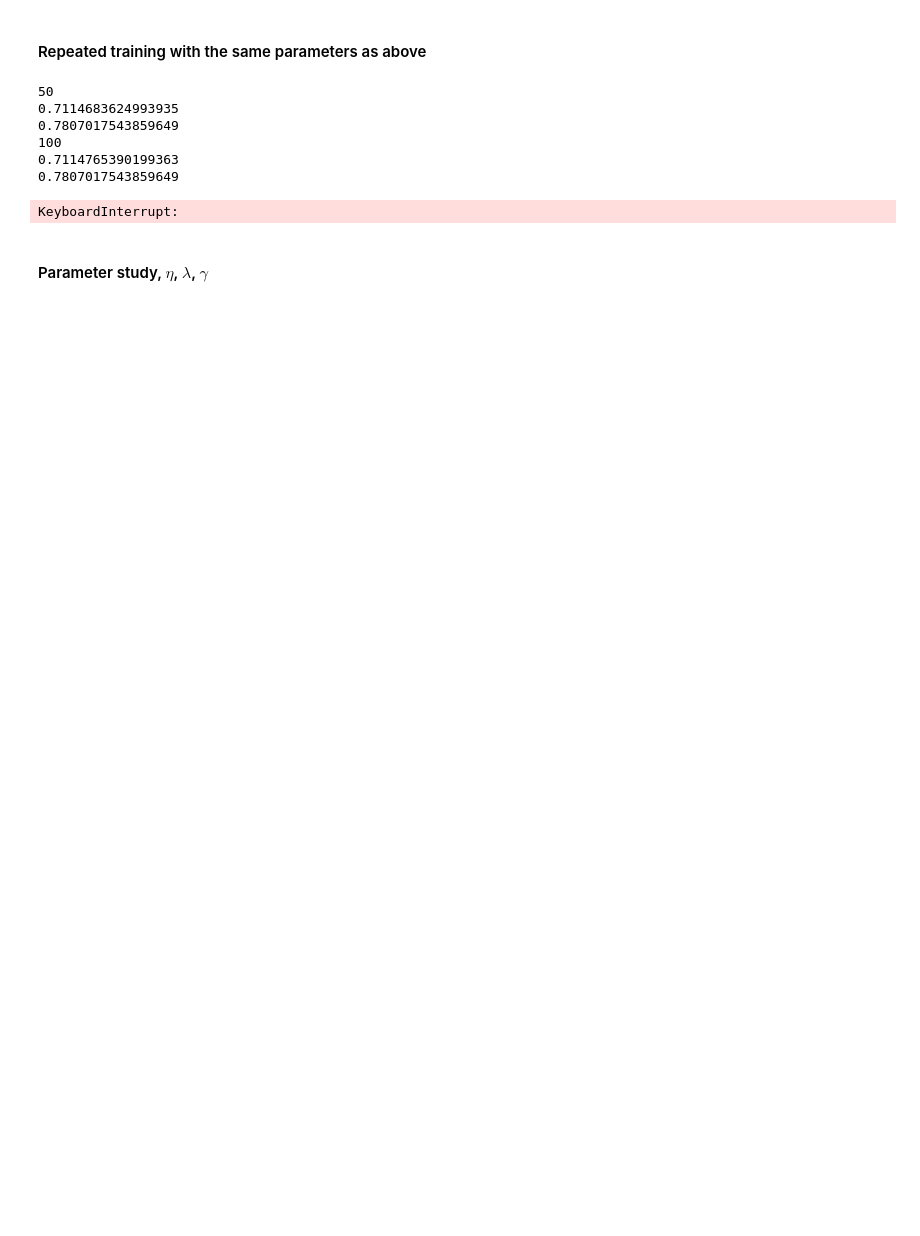
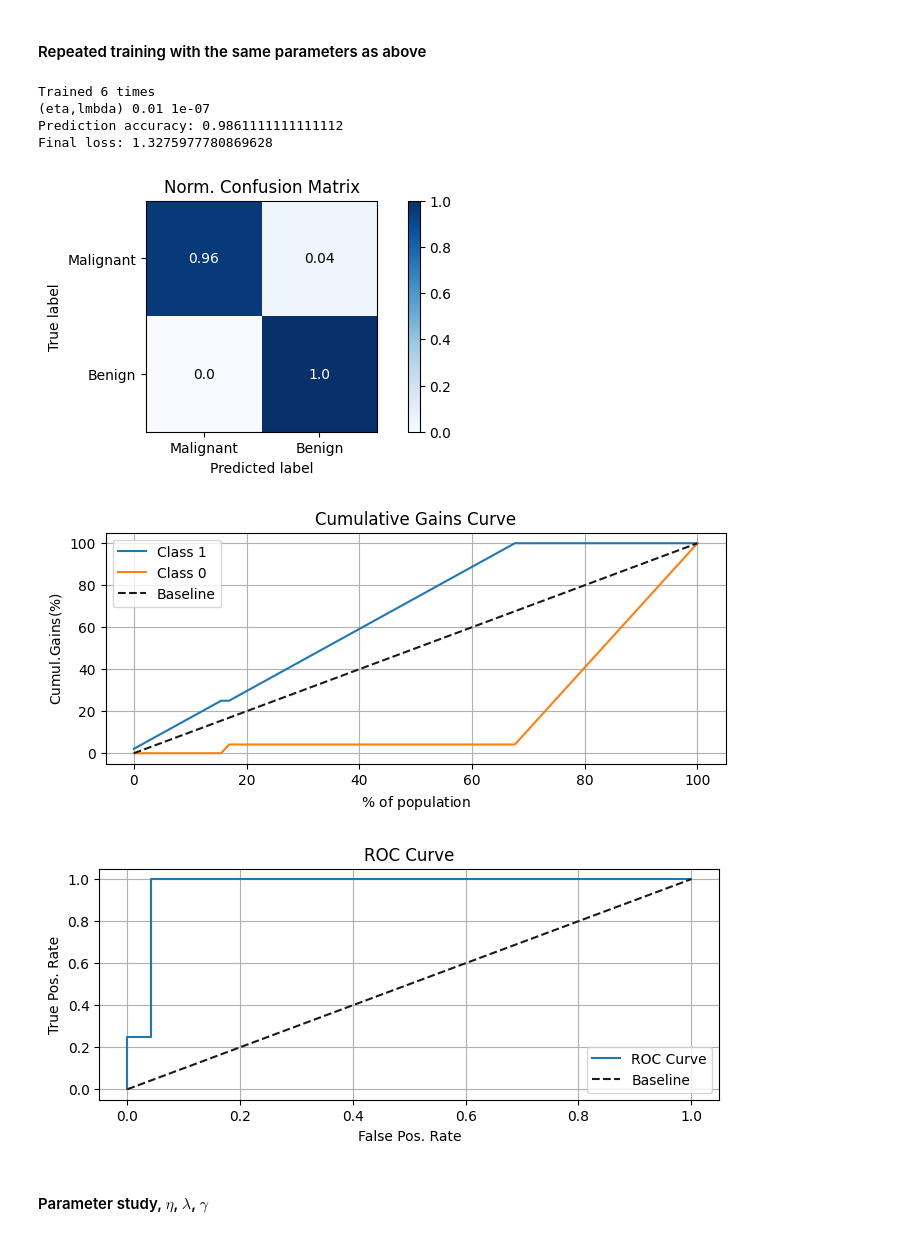
Before and after one commit to andersthorstadboe/project-2-fys-stk4155-ffneural-network, a Jupyter notebook: 01-main/project-02-FFNN-Classifiction.ipynb, the cells around one changed output. Cells and saved outputs as stored; diff of their text form; code cells hidden in the pictures; blank space fills up the shorter version.

```diff
--- a/01-main/project-02-FFNN-Classifiction.ipynb
+++ b/01-main/project-02-FFNN-Classifiction.ipynb
@@ -212,11 +203,11 @@ Loss: 0.7102848663894218
 anp.random.seed(def_seed); network_cl.reset()
 show = False
 
-layer_output_sizes = [5,1]
+layer_output_sizes = layer_output_sizes #[15,5,1]
 
 hidden_func  = sigmoid #sigmoid, ReLU, expReLU, LeakyReLU, identity, tanh
-#hidden_der = sigmoid_der #elementwise_grad(hidden_func)
-hidden_der = elementwise_grad(hidden_func)
+hidden_der = sigmoid_der #elementwise_grad(hidden_func)
+#hidden_der = elementwise_grad(hidden_func)
 
 act_funcs = []; act_ders = []
 for i in range(len(layer_output_sizes)-1):
@@ -237,13 +228,13 @@ network_cl = FFNeuralNework(network_input_size=n_features,layer_output_size=laye
 network_cl.create_layers()
 
 ## Gradient Descent setup
-eta = 1e-4
+eta = 1e-2
 gamma = 0.000001
-lmbda = 1e-6; lp = 2
-gamma = 0.00001
-decay = 0.009
+lmbda = 1e-7; lp = 2
+gamma = 0.0000001
+decay = 0.005
 
-batches = 5; epoch = 1000
+batches = 30; epoch = 100
 
 ## Calling the gradient descent (GD)-method
 #GDMethod = [PlainGD(eta,lmbda=lmbda,lp=lp),PlainGD(eta,lmbda=lmbda,lp=lp)]
@@ -253,57 +244,60 @@ GDMethod = [RMSprop(eta,decay=decay),RMSprop(eta,decay=decay)]
 #GDMethod = [ADAM(eta),ADAM(eta)]
 
 loss = 1; tol = 0.05; iter = 0
-acc = 0; tol_acc = 0.975
+acc = 0; acc_train = 0; tol_acc = 0.98
 #while loss > tol and iter < 1000:
-while acc < tol_acc and iter < 1000:
+while acc < tol_acc and iter < 3000:
 
-    network_cl.train_network(input=inputs_train_s,target=targets_train,GDMethod=GDMethod,
+    network_cl.train_network(input=inputs_train_s,target=targets_train,GDMethod=GDMethod,eta=eta,
                                 batches=batches,epochs=epoch)
 
     final_prediction_train = network_cl.predict(inputs_train_s)
     final_prediction = network_cl.predict(inputs_test_s)
 
     loss = network_cl.cost(inputs_train_s,targets_train)
-    mse_train = mse_predict(final_prediction_train,targets_train)
+    #mse_train = mse_predict(final_prediction_train,targets_train)
     final_prediction_bin_train = np.zeros_like(final_prediction_train)
     final_prediction_bin = np.zeros_like(final_prediction)
     for k in range(len(final_prediction_train)):
         if final_prediction_train[k] >= 0.5:
             final_prediction_bin_train[k] = 1
     for k in range(len(final_prediction)):
         if final_prediction[k] >= 0.5:
             final_prediction_bin[k] = 1
     acc_train = accuracy_score(targets_train,final_prediction_bin_train)
     acc = accuracy_score(targets_test,final_prediction_bin)
 
     iter += 1
     if iter % 50 == 0:
         print(iter)
-        print(loss)
-        print(acc)
+        print('Training loss:',loss)
+        print('Test acc:',acc)
+        print('Training acc:',acc_train)
+
 
 final_prediction = network_cl.predict(inputs_test_s,binary=False)
 final_prediction_bin = np.zeros_like(final_prediction)
 for k in range(len(final_prediction)):
     if final_prediction[k] >= 0.5:
         final_prediction_bin[k] = 1
 
 acc = accuracy_score(targets_test,final_prediction_bin)#network_cl.accuracy(final_prediction,targets=targets_test#print('(eta,gamma)',eta[i],gamma[j])
+print('Trained %i times' %(iter))
 print('(eta,lmbda)',eta,lmbda)
 print('Prediction accuracy:',acc)
 print('Final loss:',network_cl.cost(inputs_test_s,targets_test))
 
 #print(final_prediction)
 
 ax = confusion_roc_cumul_gains(targets_test,final_prediction[:,0])
 # %% [output]
-50
-0.7114683624993935
-0.7807017543859649
-100
-0.7114765390199363
-0.7807017543859649
+Trained 6 times
+(eta,lmbda) 0.01 1e-07
+Prediction accuracy: 0.9861111111111112
+Final loss: 1.3275977780869628
-KeyboardInterrupt:
+[figure, added]
+[figure, added]
+[figure, added]
 # %% [markdown]
 #### Parameter study, $\eta$, $\lambda$, $\gamma$
 # %%
```
Also changed, not shown: parts of 5 cells of this notebook, 5 other files.
